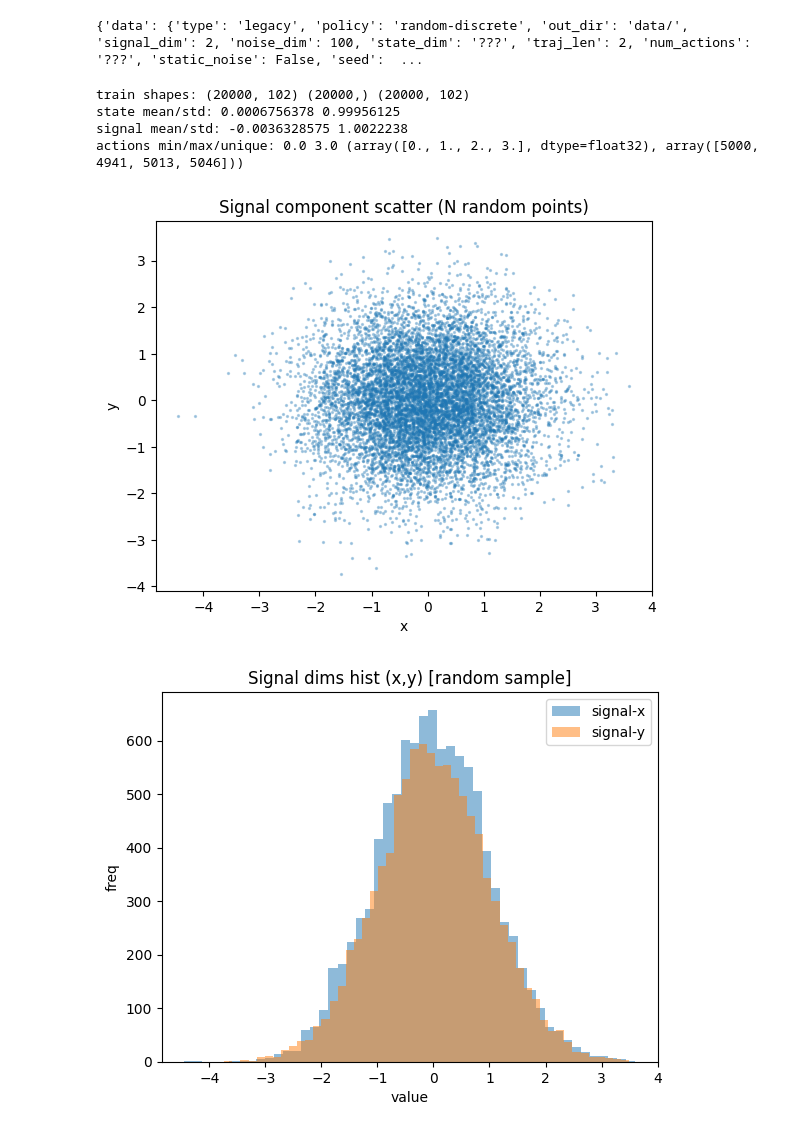
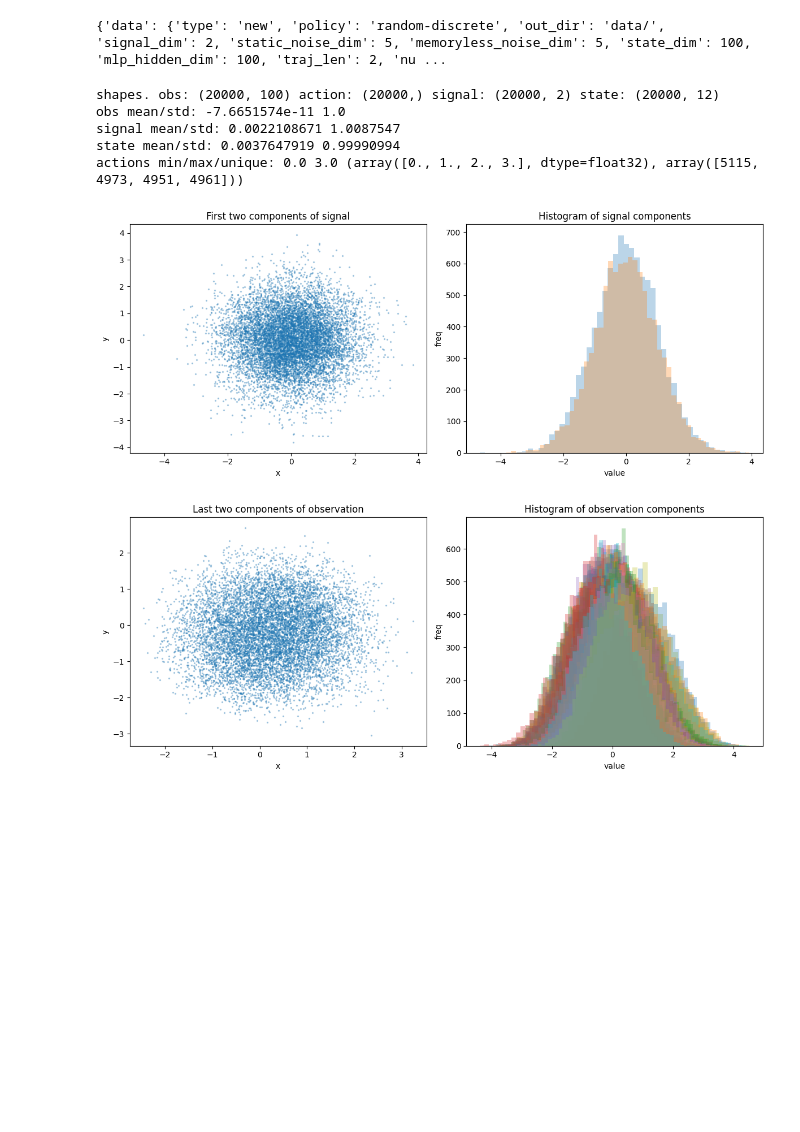
Before and after one commit to mattia-scardecchia/WM-playground, a Jupyter notebook: notebooks/data_exploration.ipynb, the cells around one changed output. Cells and saved outputs as stored; diff of their text form; code cells hidden in the pictures; blank space fills up the shorter version.

Commit message:
fix: data generation in partially obsevable setting

```diff
--- a/notebooks/data_exploration.ipynb
+++ b/notebooks/data_exploration.ipynb
@@ -15,11 +15,11 @@ from omegaconf import OmegaConf
 
 config_dir = os.path.abspath('../conf')
 with initialize_config_dir(config_dir=config_dir, version_base=None):
-    cfg = compose(config_name="config", overrides=["data=legacy"])
+    cfg = compose(config_name="config", overrides=["data=base"])
 
 cfg
 # %% [output]
-{'data': {'type': 'legacy', 'policy': 'random-discrete', 'out_dir': 'data/', 'signal_dim': 2, 'noise_dim': 100, 'state_dim': '???', 'traj_len': 2, 'num_actions': '???', 'static_noise': False, 'seed':  ...
+{'data': {'type': 'new', 'policy': 'random-discrete', 'out_dir': 'data/', 'signal_dim': 2, 'static_noise_dim': 5, 'memoryless_noise_dim': 5, 'state_dim': 100, 'mlp_hidden_dim': 100, 'traj_len': 2, 'nu ...
 # %%
 from scripts.generate_data import main as gen_main
 from utils import check_config
@@ -29,47 +29,54 @@ gen_main(cfg)
 # %%
 import matplotlib.pyplot as plt
 
 data_dir = Path(cfg['data']['out_dir'])
 train = np.load(data_dir / 'train.npz')
 val = np.load(data_dir / 'val.npz')
 test = np.load(data_dir / 'test.npz')
 
-s, a, sp, sig, next_sig = train['s'], train['a'], train['sp'], train['sig'], train['sig_next']
-print("train shapes:", s.shape, a.shape, sp.shape)
+obs, action, obs_next, signal, signal_next, state, state_next = train['observation'], train['action'], train['observation_next'], train['signal'], train['signal_next'], train['state'], train['state_next']
+print(f"shapes. obs: {obs.shape} action: {action.shape} signal: {signal.shape} state: {state.shape}")
 
-print("state mean/std:", s.mean(), s.std())
-print("signal mean/std:", sig.mean(), sig.std())
-print("actions min/max/unique:", a.min(), a.max(), np.unique(a, return_counts=True))
+print("obs mean/std:", obs.mean(), obs.std())
+print("signal mean/std:", signal.mean(), signal.std())
+print("state mean/std:", state.mean(), state.std())
+print("actions min/max/unique:", action.min(), action.max(), np.unique(action, return_counts=True))
 
-N = min(10000, s.shape[0])
-idx = np.random.choice(s.shape[0], N, replace=False)
+N = min(10000, obs.shape[0])
+idx = np.random.choice(obs.shape[0], N, replace=False)
 
-plt.figure()
-plt.scatter(sig[idx,0], sig[idx,1], s=2, alpha=0.3)
-plt.title("Signal component scatter (N random points)")
-plt.xlabel("x")
-plt.ylabel("y")
+# explore signal
+fig, axes = plt.subplots(1, 2, figsize=(12, 5))
+axes[0].scatter(signal[idx,0], signal[idx,1], s=2, alpha=0.3)
+axes[0].set_title("First two components of signal")
+axes[0].set_xlabel("x")
+axes[0].set_ylabel("y")
+for i in range(signal.shape[1]):
+    axes[1].hist(signal[idx, i], bins=50, alpha=0.3, label=f'signal-{i}')
+axes[1].set_title("Histogram of signal components")
+axes[1].set_xlabel("value")
+axes[1].set_ylabel("freq")
+plt.tight_layout()
 plt.show()
 
-plt.figure()
-plt.hist(sig[idx,0], bins=50, alpha=0.5, label='signal-x')
-plt.hist(sig[idx,1], bins=50, alpha=0.5, label='signal-y')
-plt.title("Signal dims hist (x,y) [random sample]")
-plt.xlabel("value")
-plt.ylabel("freq")
-plt.legend()
+# explore observation
+fig, axes = plt.subplots(1, 2, figsize=(12, 5))
+axes[0].scatter(obs[idx,-2], obs[idx,-1], s=2, alpha=0.3)
+axes[0].set_title("Last two components of observation")
+axes[0].set_xlabel("x")
+axes[0].set_ylabel("y")
+for i in range(obs.shape[1]):
+    axes[1].hist(obs[idx, i], bins=50, alpha=0.3, label=f'obs-{i}')
+axes[1].set_title("Histogram of observation components")
+axes[1].set_xlabel("value")
+axes[1].set_ylabel("freq")
+plt.tight_layout()
 plt.show()
-
-plt.figure()
-plt.hist(s[idx,-1], bins=50)
-plt.title(f"One state dim hist (s[:,-1]) [random sample]\n {cfg.data.type} env")
-plt.xlabel("value")
-plt.ylabel("freq")
-plt.show()
 # %% [output]
-train shapes: (20000, 102) (20000,) (20000, 102)
-state mean/std: 0.0006756378 0.99956125
-signal mean/std: -0.0036328575 1.0022238
-actions min/max/unique: 0.0 3.0 (array([0., 1., 2., 3.], dtype=float32), array([5000, 4941, 5013, 5046]))
+shapes. obs: (20000, 100) action: (20000,) signal: (20000, 2) state: (20000, 12)
+obs mean/std: -7.6651574e-11 1.0
+signal mean/std: 0.0022108671 1.0087547
+state mean/std: 0.0037647919 0.99990994
+actions min/max/unique: 0.0 3.0 (array([0., 1., 2., 3.], dtype=float32), array([5115, 4973, 4951, 4961]))
-[figure, old version]
+[figure, new version]
-[figure, old version]
+[figure, new version]
```
Also changed, not shown: parts of 5 cells of this notebook, 4 other files.
